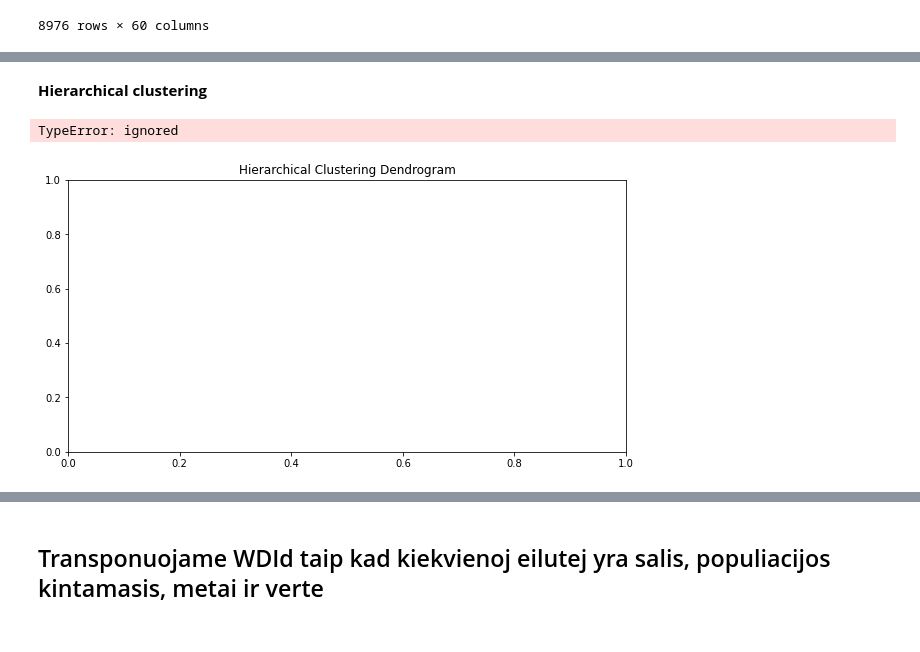
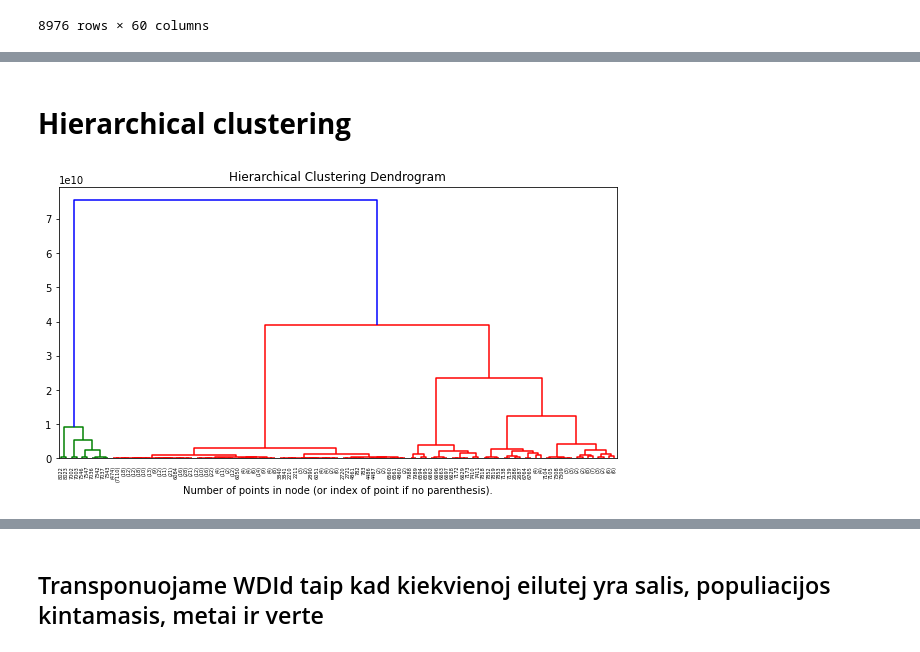
Before and after one commit to dovileservaite/Duomenu_gavyba, a Jupyter notebook: DS_hierarchical_clustering.ipynb, the cells around one changed output, grey strips where cells are left out. Drawn from its saved outputs; the diff is of its cells as text; code cells hidden in the pictures.

```diff
--- a/DS_hierarchical_clustering.ipynb
+++ b/DS_hierarchical_clustering.ipynb
@@ -103,5 +99,5 @@ WDIdna
 # %% [markdown]
-**Hierarchical clustering**
+# **Hierarchical clustering**
 # %%
 import numpy as np
 import matplotlib.pyplot as plt
@@ -137,16 +133,15 @@ WDIdna.iloc[:, 2:62]
 # %%
 X = WDIdna.iloc[:, 2:62]
 
 # setting distance_threshold=0 ensures we compute the full tree.
 model = AgglomerativeClustering(distance_threshold=0, n_clusters=None)
 
 model = model.fit(X)
 plt.figure(figsize=(10,5))
 plt.title('Hierarchical Clustering Dendrogram')
 # plot the top three levels of the dendrogram
-plot_dendrogram(model, truncate_mode='level', p=3)
+plot_dendrogram(model, truncate_mode='level', p=7)
 plt.xlabel("Number of points in node (or index of point if no parenthesis).")
 plt.show()
 # %% [output]
-TypeError: ignored
-[figure, old version]
+[figure, new version]
```
Also changed, not shown: parts of 51 cells of this notebook.
